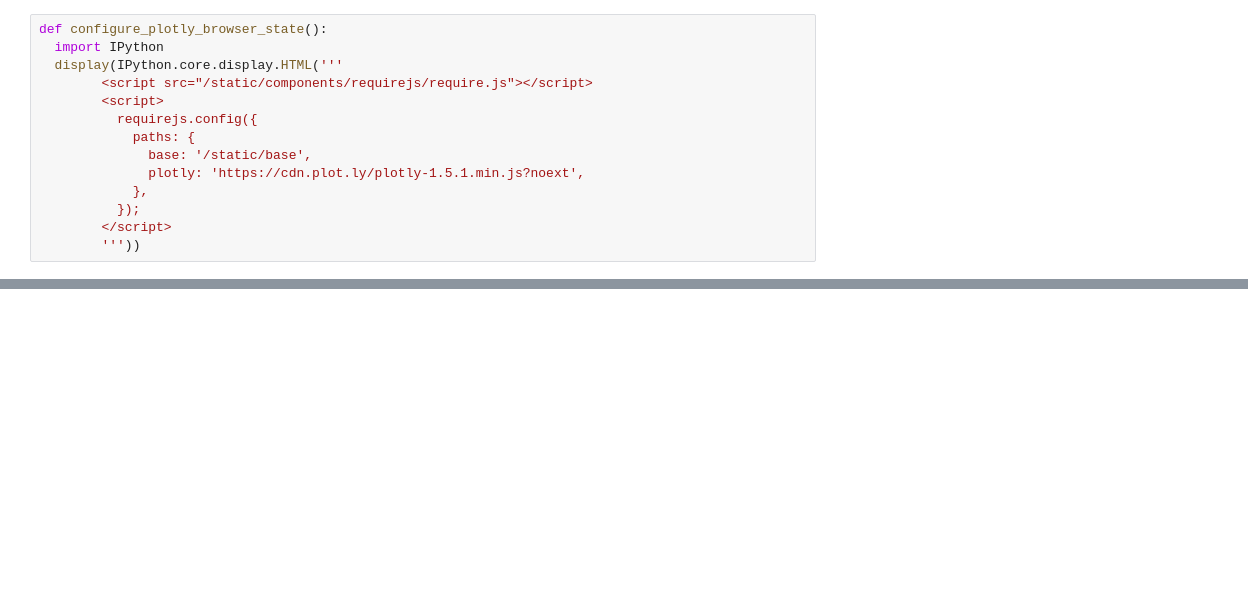
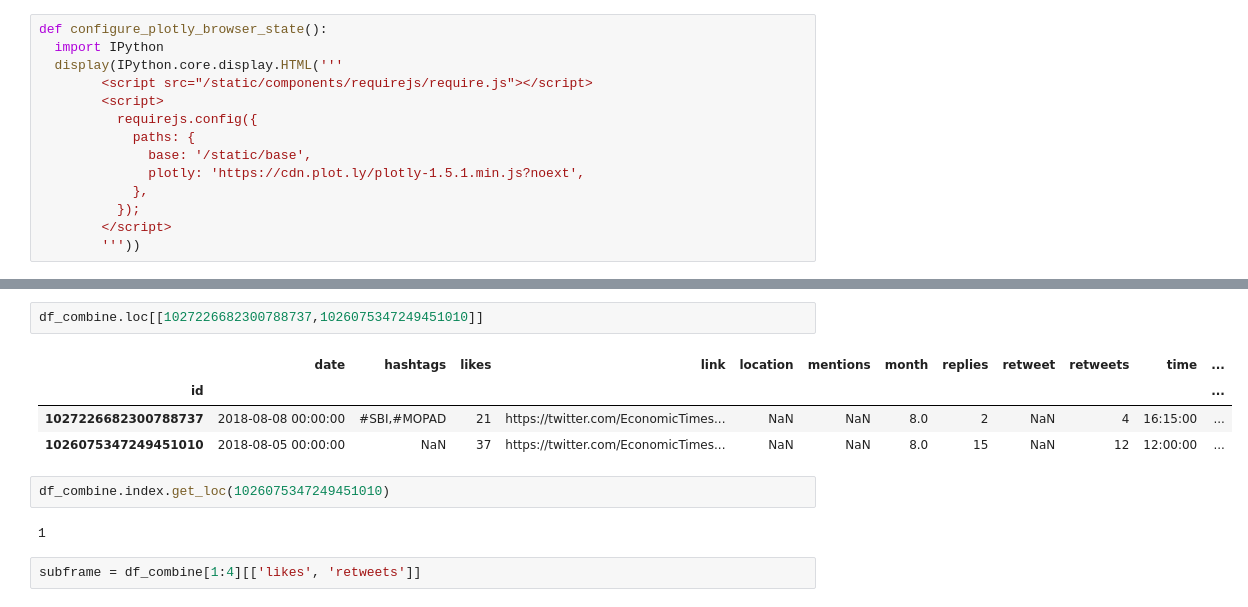
Before and after one commit to gauravsingh1012/Data-Analysis-and-Data-Visualisation, a Jupyter notebook: A_Primer_on_data_analysis_using_Pandas_on_historical_twitter_data.ipynb, the cells around one changed output, grey strips where cells are left out. Saved outputs shown, nothing was run; the diff lists cells and outputs as text; blank space fills up the shorter version.

```diff
--- a/A_Primer_on_data_analysis_using_Pandas_on_historical_twitter_data.ipynb
+++ b/A_Primer_on_data_analysis_using_Pandas_on_historical_twitter_data.ipynb
@@ -418,0 +438,13 @@ plotly.offline.iplot({'data':traces,'layout':layout})
+# %%
+df_combine.loc[[1027226682300788737,1026075347249451010]]
+# %% [output]
+|  | date | hashtags | likes | link | location | mentions | month | replies | retweet | retweets | time | ... |
+| id |  |  |  |  |  |  |  |  |  |  |  | ... |
+| 1027226682300788737 | 2018-08-08 00:00:00 | #SBI,#MOPAD | 21 | https://twitter.com/EconomicTimes... | NaN | NaN | 8.0 | 2 | NaN | 4 | 16:15:00 | ... |
+| 1026075347249451010 | 2018-08-05 00:00:00 | NaN | 37 | https://twitter.com/EconomicTimes... | NaN | NaN | 8.0 | 15 | NaN | 12 | 12:00:00 | ... |
+# %%
+df_combine.index.get_loc(1026075347249451010)
+# %% [output]
+1
+# %%
+subframe = df_combine[1:4][['likes', 'retweets']]
```
Also changed, not shown: parts of 15 cells of this notebook.
